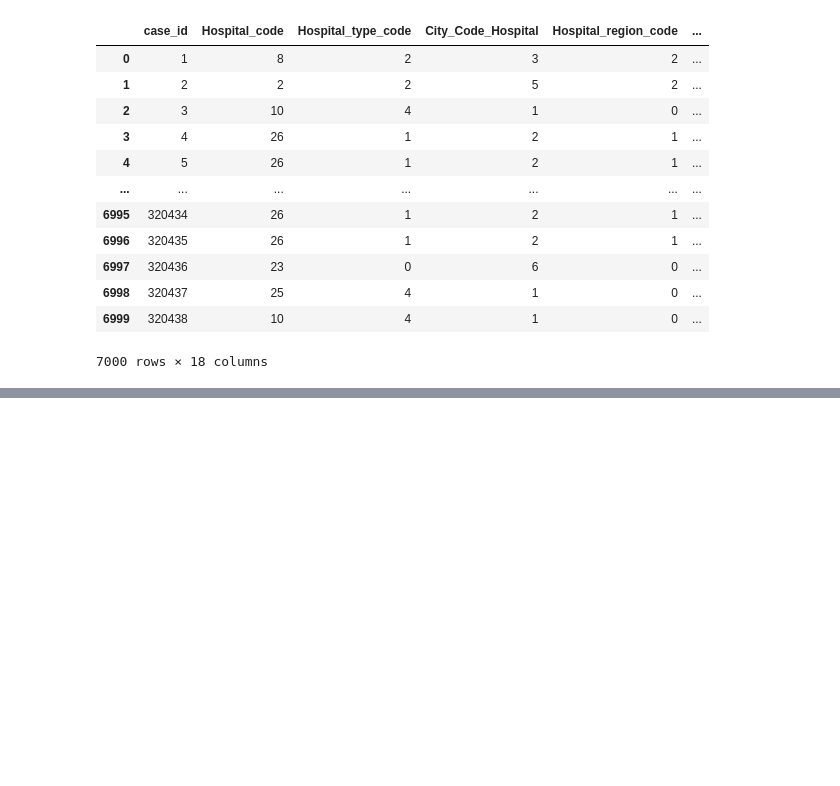
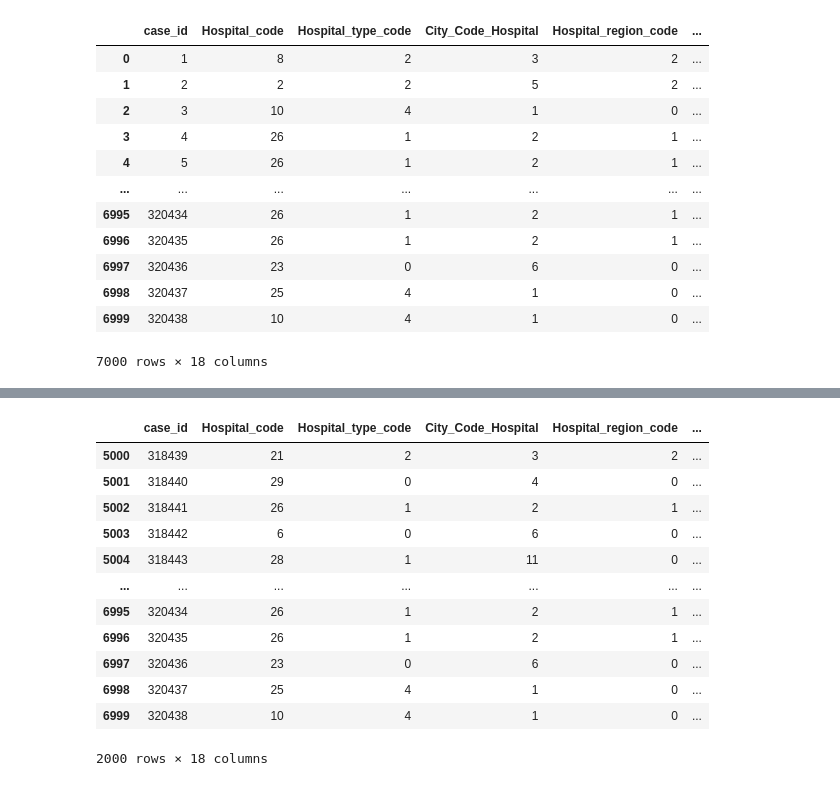
Before and after one commit to NandiSoham/Enhancing-Hospital-Efficiency-with-ML, a Jupyter notebook: notebook.ipynb, the cells around one changed output, grey strips where cells are left out. Saved outputs shown, nothing was run; the diff lists cells and outputs as text; code cells hidden in the pictures; blank space fills up the shorter version.

```diff
--- a/notebook.ipynb
+++ b/notebook.ipynb
@@ -296,0 +327,19 @@ df
+# %%
+test = df[df['Stay']==-1]
+
+#--- Inspect data ---
+test
+# %% [output]
+|  | case_id | Hospital_code | Hospital_type_code | City_Code_Hospital | Hospital_region_code | ... |
+| 5000 | 318439 | 21 | 2 | 3 | 2 | ... |
+| 5001 | 318440 | 29 | 0 | 4 | 0 | ... |
+| 5002 | 318441 | 26 | 1 | 2 | 1 | ... |
+| 5003 | 318442 | 6 | 0 | 6 | 0 | ... |
+| 5004 | 318443 | 28 | 1 | 11 | 0 | ... |
+| ... | ... | ... | ... | ... | ... | ... |
+| 6995 | 320434 | 26 | 1 | 2 | 1 | ... |
+| 6996 | 320435 | 26 | 1 | 2 | 1 | ... |
+| 6997 | 320436 | 23 | 0 | 6 | 0 | ... |
+| 6998 | 320437 | 25 | 4 | 1 | 0 | ... |
+| 6999 | 320438 | 10 | 4 | 1 | 0 | ... |
+2000 rows × 18 columns
```
Also changed, not shown: parts of 3 cells of this notebook.
